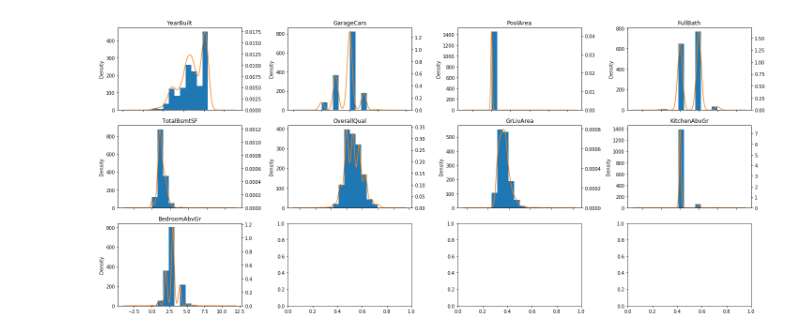
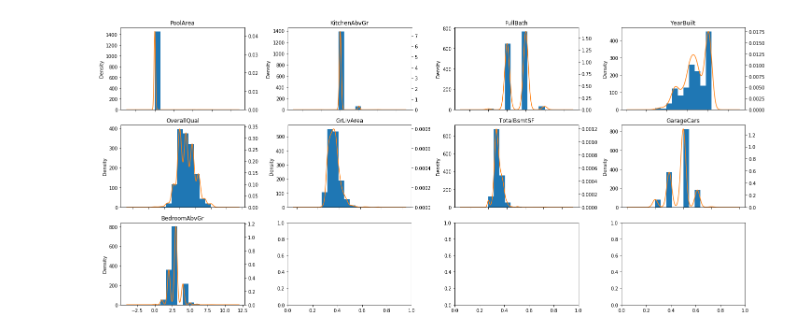
Before and after one commit to sirineBS/DataScience-Funda, a Jupyter notebook: DS-funda-lab1/Lab1-House-prediction-data-prep.ipynb, the cells around one changed output. Cells and saved outputs as stored; diff of their text form; code cells hidden in the pictures.

```diff
--- a/DS-funda-lab1/Lab1-House-prediction-data-prep.ipynb
+++ b/DS-funda-lab1/Lab1-House-prediction-data-prep.ipynb
@@ -151,21 +167,22 @@ continuous_features.append('TotalBsmtSF')
 [interactive output not drawn]
 # %%
 # https://stackoverflow.com/questions/43638851/pandas-histogram-plot-with-kde
+def plot_continuous(data, continuous_features_sample):
+  k = len(data[continuous_features_sample].columns)
+  n = 4
+  m = (k - 1) // n + 1
+  fig, axes = plt.subplots(m, n, figsize=(n * 5, m * 3))
+  for i, (name, col) in enumerate(data[continuous_features_sample].iteritems()):
+      r, c = i // n, i % n
+      ax = axes[r, c]
+      col.hist(ax=ax)
+      ax2 = col.plot.kde(ax=ax, secondary_y=True, title=name)
+      ax2.set_ylim(0)
+
+  fig.tight_layout()
 
 column_subset_cont = random.sample(range(0, len(continuous_features)),  len(continuous_features))
 continuous_features_sample = [continuous_features[i] for i in column_subset_cont]
-
-k = len(data_cleaned[continuous_features_sample].columns)
-n = 4
-m = (k - 1) // n + 1
-fig, axes = plt.subplots(m, n, figsize=(n * 5, m * 3))
-for i, (name, col) in enumerate(data_cleaned[continuous_features_sample].iteritems()):
-    r, c = i // n, i % n
-    ax = axes[r, c]
-    col.hist(ax=ax)
-    ax2 = col.plot.kde(ax=ax, secondary_y=True, title=name)
-    ax2.set_ylim(0)
-
-fig.tight_layout()
+plot_continuous(data_cleaned, continuous_features_sample)
 # %% [output]
-[figure, old version]
+[figure, new version]
```
Also changed, not shown: parts of 56 cells of this notebook, 2 other files.
